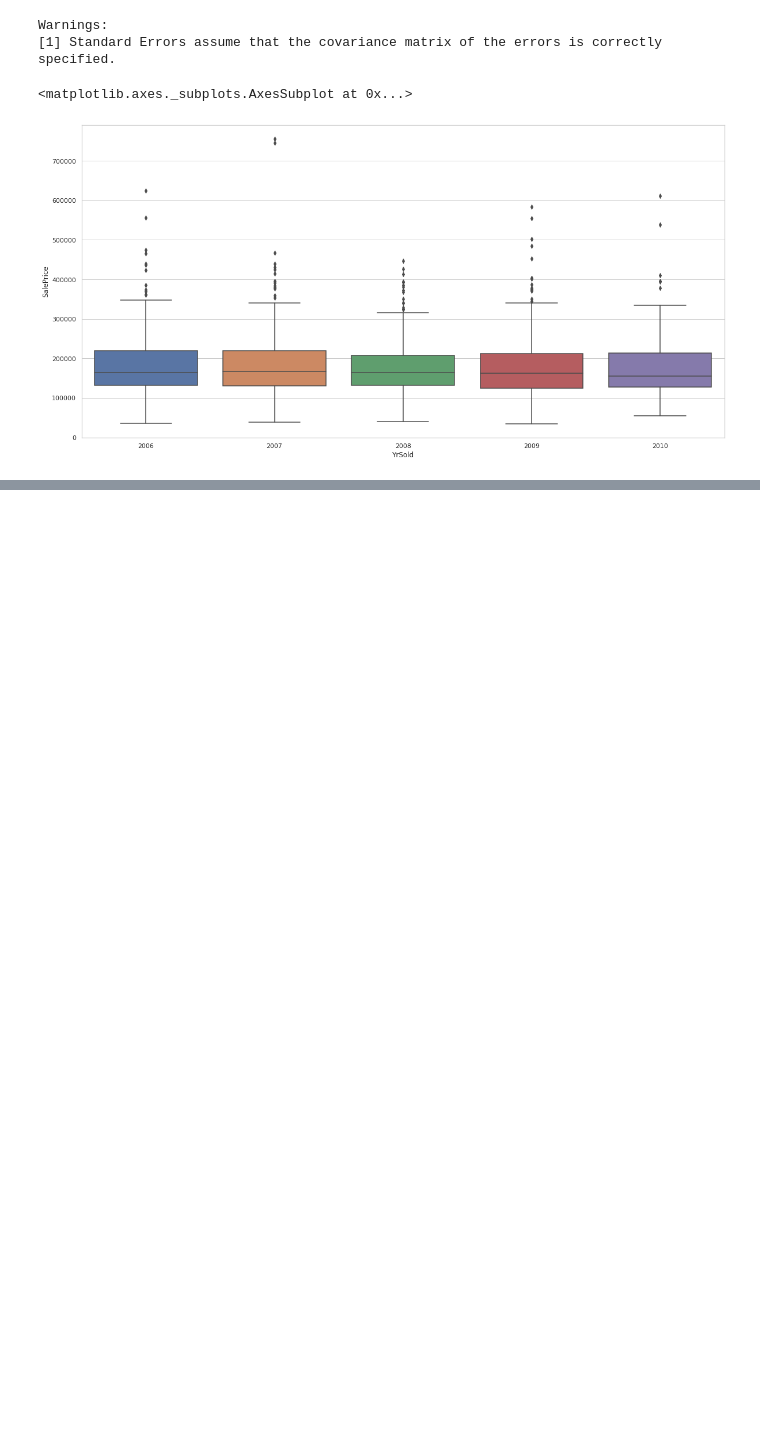
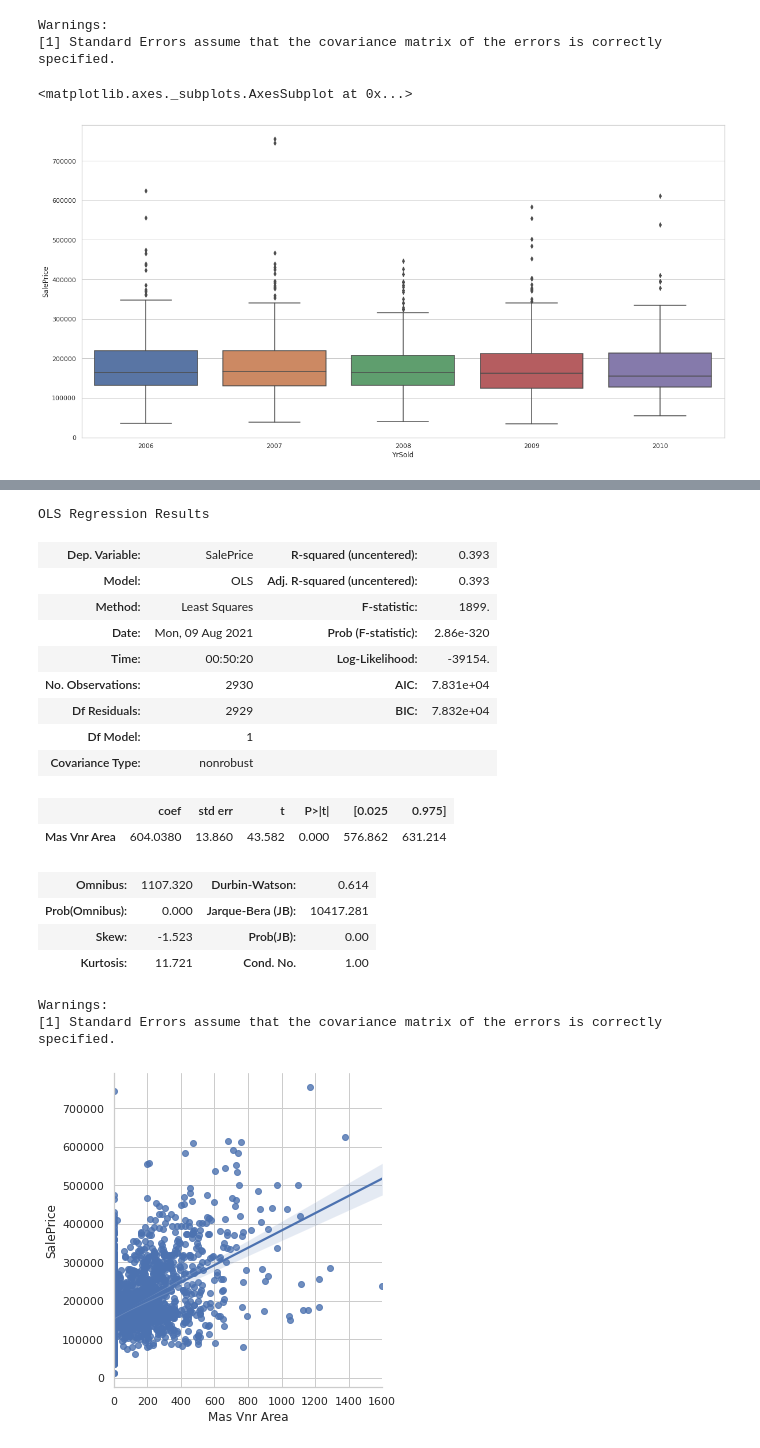
Before and after one commit to prateeksab/housingprices, a Jupyter notebook: Master_book.ipynb, the cells around one changed output, grey strips where cells are left out. Cells and saved outputs as stored; diff of their text form; code cells hidden in the pictures; blank space fills up the shorter version.

```diff
--- a/Master_book.ipynb
+++ b/Master_book.ipynb
@@ -532,0 +535,5 @@ sns.boxplot(x='YrSold',y='SalePrice',data=df)
+# %%
+# Dropping the unnamed:0 column
+df.columns
+df.drop(columns='Unnamed: 0',inplace=True)
+df.head()
@@ -532,0 +547,4 @@ sns.boxplot(x='YrSold',y='SalePrice',data=df)
+# %%
+# drop MSSubClass
+df.drop(columns='MS SubClass',inplace=True)
+df.head()
@@ -532,0 +558,5 @@ sns.boxplot(x='YrSold',y='SalePrice',data=df)
+# %%
+# Transform year built to age and delete year built
+df['Age'] = 2010 - df['Year Built']
+df.drop(columns='Year Built',inplace=True)
+df.head()
@@ -532,0 +592,29 @@ sns.boxplot(x='YrSold',y='SalePrice',data=df)
+# %%
+# Add remodel age and remove the year remod/Add
+df['RemodelAge'] = 2010 - df['Year Remod/Add']
+df.drop(columns = ['Year Remod/Add'],inplace=True)
+# %%
+# Investigate Mas Vnr Area
+sns.lmplot(x='Mas Vnr Area',y = 'SalePrice', data=df)
+linear_reg = sm.OLS(endog=df['SalePrice'],exog=df['Mas Vnr Area']).fit()
+linear_reg.summary()
+# %% [output]
+OLS Regression Results
+| Dep. Variable: | SalePrice | R-squared (uncentered): | 0.393 |
+| Model: | OLS | Adj. R-squared (uncentered): | 0.393 |
+| Method: | Least Squares | F-statistic: | 1899. |
+| Date: | Mon, 09 Aug 2021 | Prob (F-statistic): | 2.86e-320 |
+| Time: | 00:50:20 | Log-Likelihood: | -39154. |
+| No. Observations: | 2930 | AIC: | 7.831e+04 |
+| Df Residuals: | 2929 | BIC: | 7.832e+04 |
+| Df Model: | 1 |  |  |
+| Covariance Type: | nonrobust |  |  |
+|  | coef | std err | t | P>|t| | [0.025 | 0.975] |
+| Mas Vnr Area | 604.0380 | 13.860 | 43.582 | 0.000 | 576.862 | 631.214 |
+| Omnibus: | 1107.320 | Durbin-Watson: | 0.614 |
+| Prob(Omnibus): | 0.000 | Jarque-Bera (JB): | 10417.281 |
+| Skew: | -1.523 | Prob(JB): | 0.00 |
+| Kurtosis: | 11.721 | Cond. No. | 1.00 |
+Warnings:
+[1] Standard Errors assume that the covariance matrix of the errors is correctly specified.
+[figure, added]
```
Also changed, not shown: parts of 22 cells of this notebook.
